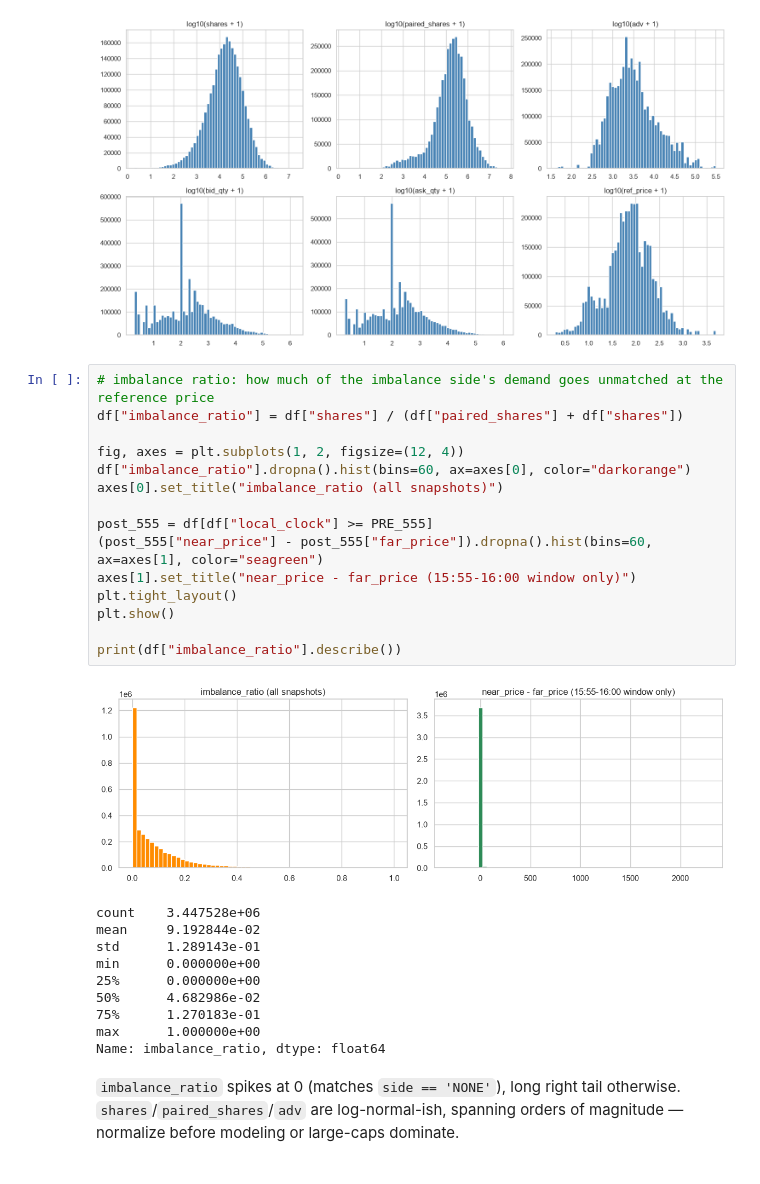
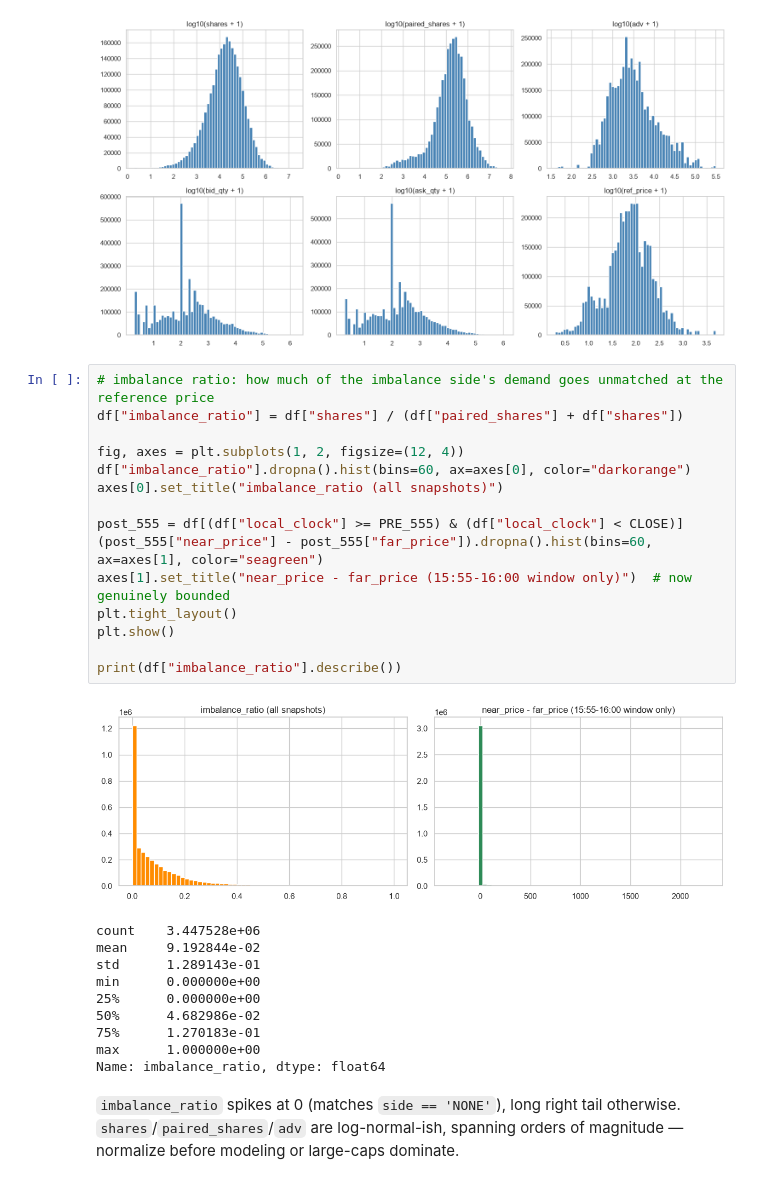
Before and after one commit to abprada/close_auction_project, a Jupyter notebook: 01) data_exploration.ipynb, the cells around one changed output. Cells and saved outputs as stored; diff of their text form.

```diff
--- a/01) data_exploration.ipynb
+++ b/01) data_exploration.ipynb
@@ -175,20 +175,20 @@ plt.show()
 # %%
 # imbalance ratio: how much of the imbalance side's demand goes unmatched at the reference price
 df["imbalance_ratio"] = df["shares"] / (df["paired_shares"] + df["shares"])
 
 fig, axes = plt.subplots(1, 2, figsize=(12, 4))
 df["imbalance_ratio"].dropna().hist(bins=60, ax=axes[0], color="darkorange")
 axes[0].set_title("imbalance_ratio (all snapshots)")
 
-post_555 = df[df["local_clock"] >= PRE_555]
+post_555 = df[(df["local_clock"] >= PRE_555) & (df["local_clock"] < CLOSE)]
 (post_555["near_price"] - post_555["far_price"]).dropna().hist(bins=60, ax=axes[1], color="seagreen")
-axes[1].set_title("near_price - far_price (15:55-16:00 window only)")
+axes[1].set_title("near_price - far_price (15:55-16:00 window only)")  # now genuinely bounded
 plt.tight_layout()
 plt.show()
 
 print(df["imbalance_ratio"].describe())
 # %% [output]
-[figure, old version]
+[figure, new version]
 count    3.447528e+06
 mean     9.192844e-02
 std      1.289143e-01
```
Also changed, not shown: parts of 1 cell of this notebook, 1 other file.
